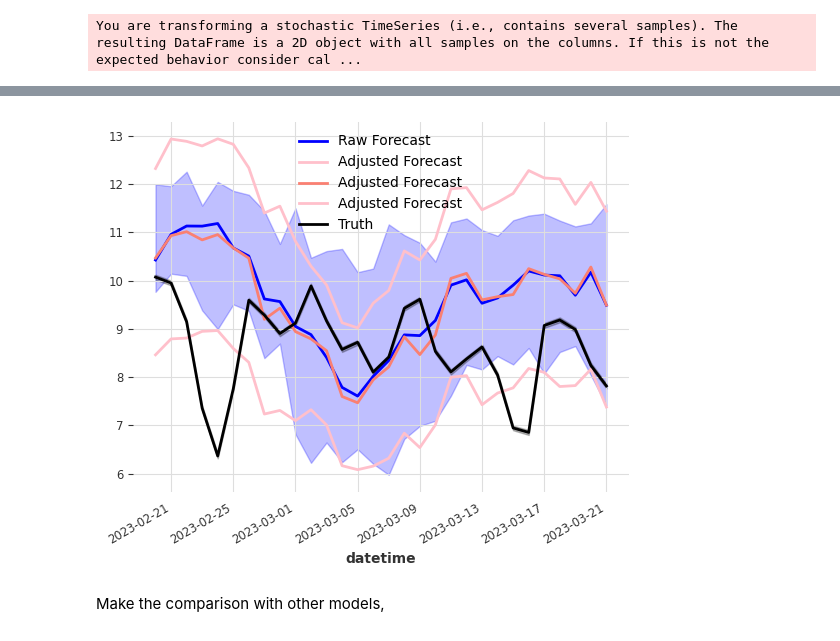
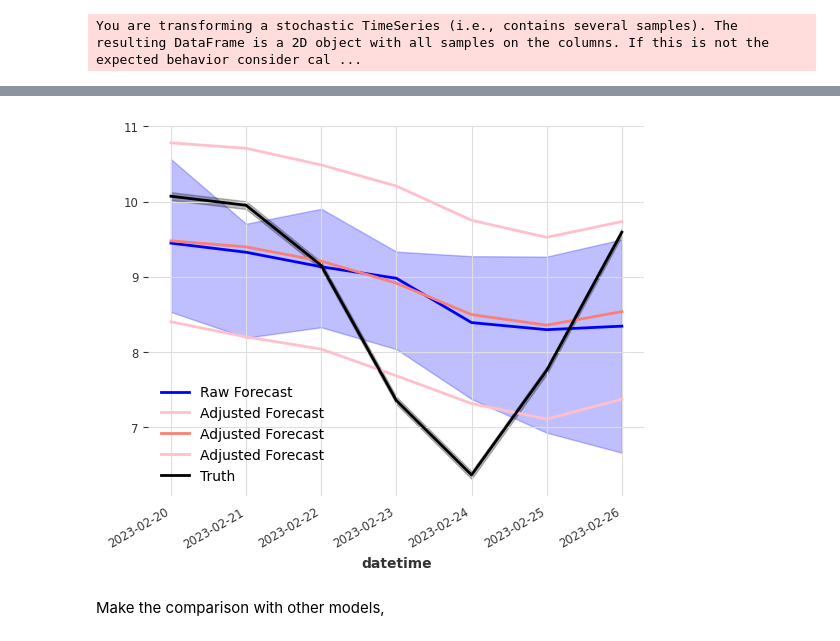
Before and after one commit to boettiger-lab/neon4cast-darts-submit, a Jupyter notebook: residual_learning/general_residual_correction.ipynb, the cells around one changed output, grey strips where cells are left out. Drawn from its saved outputs; the diff is of its cells as text; code cells hidden in the pictures.

```diff
--- a/residual_learning/general_residual_correction.ipynb
+++ b/residual_learning/general_residual_correction.ipynb
@@ -470,13 +474,14 @@ class BaseForecaster():
                  output_csv_name: Optional[str] = "residual_forecaster_output.csv",
                  validation_split_date: Optional[str] = None, #YYYY-MM-DD
                  model_hyperparameters: Optional[dict] = None,
+                 forecast_horizon: Optional[int] = 30,
                  ):
         self.model_ = {"BlockRNN": BlockRNNModel,
                        "TCN": TCNModel,
                        "RNN": RNNModel,
                        "Transformer": TransformerModel,
-                       "NBeats": NLinearModel,
-                       "NBeats": NBEATSModel}[model]
+                       "NLinear": NLinearModel,
+                       "NBEATS": NBEATSModel}[model]
         self.input_csv_name = input_csv_name
         self.df = pd.read_csv(self.input_csv_name)
         self.target_variable_column_name = target_variable_column_name
@@ -484,6 +489,7 @@ class BaseForecaster():
         self.covariates_names = covariates_names
         self.output_csv_name = output_csv_name
         self.validation_split_date = validation_split_date
+        self.forecast_horizon = forecast_horizon
         if model_hyperparameters == None:
             self.hyperparams = {"input_chunk_length" : 180}
         else:
@@ -583,10 +589,10 @@ class BaseForecaster():
                                                for key, value in hyperparameter_dict.items()}
 
             model = self.model_(**hyperparams,
-                                output_chunk_length=30,
+                                output_chunk_length=self.forecast_horizon,
                                 likelihood=QuantileRegression([0.05, 0.1, 0.5, 0.9, 0.95]))
 
-            self.scaler = Scaler(global_fit=True)
+            self.scaler = Scaler()
             training_set, covariates = self.scaler.fit_transform([self.training_set,
                                                                   self.covariates])
             model.fit(training_set,
@@ -594,15 +600,17 @@ class BaseForecaster():
                       epochs=400,
                       verbose=False)
 
-            predictions = model.predict(n=len(self.validation_set[:30]),
+            predictions = model.predict(n=len(self.validation_set[:self.forecast_horizon]),
                                             past_covariates=covariates,
                                             num_samples=50)
             predictions = self.scaler.inverse_transform(predictions)
-            smapes = smape(self.validation_set[:30], predictions, n_jobs=-1, verbose=False)
+            smapes = smape(self.validation_set[:self.forecast_horizon],
+                           predictions,
+                           n_jobs=-1,
+                           verbose=False)
+
             smape_val = np.mean(smapes)
-
             return smape_val if smape_val != np.nan else float("inf")
-
 
         study = optuna.create_study(direction="minimize")
 
@@ -616,10 +624,10 @@ class BaseForecaster():
         """
         print(self.hyperparams)
         self.model = self.model_(**self.hyperparams,
-                                 output_chunk_length=30,
+                                 output_chunk_length=self.forecast_horizon,
                                  likelihood=QuantileRegression([0.05, 0.1, 0.5, 0.9, 0.95]),
                                  random_state=0)
-        self.scaler = Scaler(global_fit=True)
+        self.scaler = Scaler()
         training_set, covariates = self.scaler.fit_transform([self.training_set,
                                                               self.covariates])
         self.model.fit(training_set,
@@ -627,7 +635,7 @@ class BaseForecaster():
                        epochs=500,
                        verbose=False)
 
-        predictions = self.model.predict(n=30,
+        predictions = self.model.predict(n=self.forecast_horizon,
                                          past_covariates=covariates,
                                          num_samples=500)
         predictions = self.scaler.inverse_transform(predictions)
@@ -646,8 +654,8 @@ class BaseForecaster():
                                             series=training_set,
                                             past_covariates=covariates,
                                             num_samples=500,
-                                            forecast_horizon=30,
-                                            stride=30,
+                                            forecast_horizon=self.forecast_horizon,
+                                            stride=self.forecast_horizon,
                                             retrain=False,
                                             last_points_only=False
                                             )
@@ -696,7 +704,8 @@ block_rnn_forecaster = BaseForecaster(model="BlockRNN",
                                       model_hyperparameters={'input_chunk_length': 180,
                                                              'hidden_dim': 64,
                                                              'model': 'GRU',
-                                                             'n_rnn_layers': 3})
+                                                             'n_rnn_layers': 3},
+                                     forecast_horizon=7)
 # %% [output]
 You are transforming a stochastic TimeSeries (i.e., contains several samples). The resulting DataFrame is a 2D object with all samples on the columns. If this is not the expected behavior consider cal ...
 You are transforming a stochastic TimeSeries (i.e., contains several samples). The resulting DataFrame is a 2D object with all samples on the columns. If this is not the expected behavior consider cal ...
@@ -767,13 +776,13 @@ You are transforming a stochastic TimeSeries (i.e., contains several samples). T
 df = pd.read_csv("trash.csv")
 times = pd.to_datetime(df["datetime"])
 times = pd.DatetimeIndex(times)
-values = df.loc[:, df.columns!="datetime"].to_numpy().reshape((30, 1, -1))
+values = df.loc[:, df.columns!="datetime"].to_numpy().reshape((block_rnn_forecaster.forecast_horizon, 1, -1))
 direct_predictions_ts = TimeSeries.from_times_and_values(times,
                                                          values,
                                                          fill_missing_dates=True, freq="D")
 
 plt.clf()
 direct_predictions_ts.plot(color="salmon", label="Forecast")
-block_rnn_forecaster.validation_set[:30].plot(color="black", label="Truth")
+block_rnn_forecaster.validation_set[:block_rnn_forecaster.forecast_horizon].plot(color="black", label="Truth")
 plt.show()
 # %% [output]
@@ -814,7 +823,8 @@ darts_residual_forecast = ResidualForecasterDarts(
     historical_forecasts=block_rnn_forecaster.historical_forecasts,
     historical_ground_truth=block_rnn_forecaster.historical_ground_truth,
     covariates=block_rnn_forecaster.covariates,
-    validation_split_date="2023-02-19"
+    validation_split_date="2023-02-17",
+    forecast_horizon=7
 )
 # %%
 darts_residual_forecast.make_residual_forecasts()
@@ -875,21 +845,21 @@ LOCAL_RANK: 0 - CUDA_VISIBLE_DEVICES: [1]
 # %%
 df = pd.read_csv("residual_forecaster_output.csv")
 times = pd.to_datetime(df["datetime"])
 times = pd.DatetimeIndex(times)
-values = df.loc[:, df.columns!="datetime"].to_numpy().reshape((30, 1, -1))
+values = df.loc[:, df.columns!="datetime"].to_numpy().reshape((darts_residual_forecast.forecast_horizon, 1, -1))
 residuals = TimeSeries.from_times_and_values(times,
                                              values,
                                              fill_missing_dates=True, freq="D")
 
 plt.clf()
 direct_predictions_ts.plot(color="blue", label="Raw Forecast")
 (direct_predictions_ts.quantile_timeseries(0.5)+residuals.quantile_timeseries(0.95)).plot(color="pink", label="Adjusted Forecast")
 (direct_predictions_ts.quantile_timeseries(0.5)+residuals.quantile_timeseries(0.5)).plot(color="salmon", label="Adjusted Forecast")
 (direct_predictions_ts.quantile_timeseries(0.5)+residuals.quantile_timeseries(0.05)).plot(color="pink", label="Adjusted Forecast")
-block_rnn_forecaster.validation_set[:30].plot(color="black", label="Truth")
+block_rnn_forecaster.validation_set[:darts_residual_forecast.forecast_horizon].plot(color="black", label="Truth")
 plt.show()
 # %% [output]
-[figure, old version]
+[figure, new version]
 # %% [markdown]
 Make the comparison with other models,
 # %%
```
Also changed, not shown: parts of 6 cells of this notebook.
